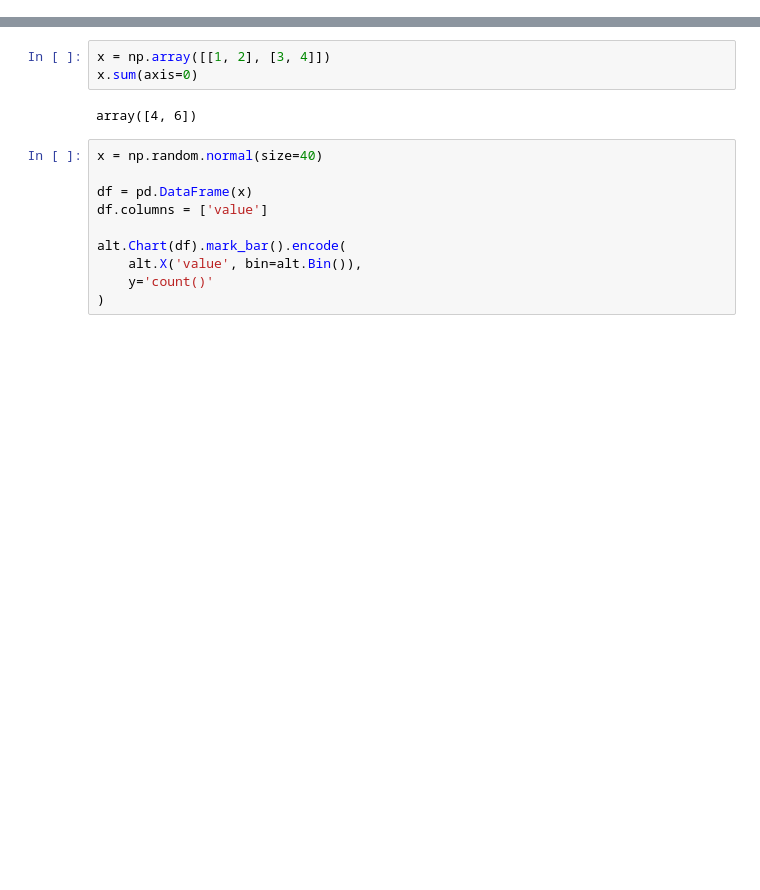
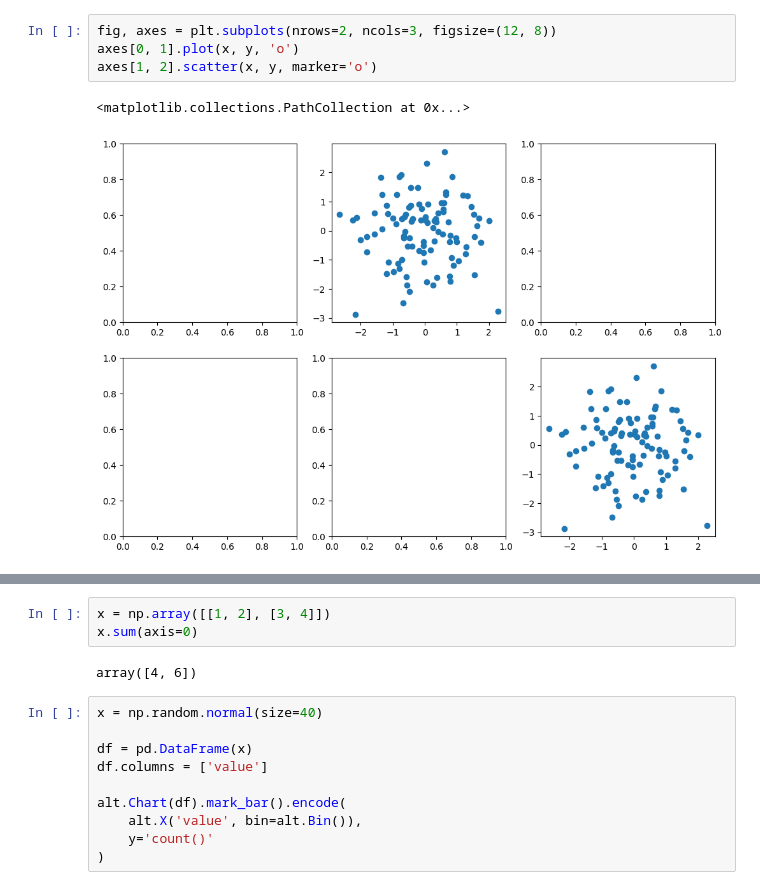
Before and after one commit to simon-a-schmitt/ISLP-Labs, a Jupyter notebook: Introduction.ipynb, the cells around one changed output, grey strips where cells are left out. Cells and saved outputs as stored; diff of their text form; blank space fills up the shorter version.

```diff
--- a/Introduction.ipynb
+++ b/Introduction.ipynb
@@ -4,0 +26,7 @@ import pandas as pd
+# %%
+fig, axes = plt.subplots(nrows=2, ncols=3, figsize=(12, 8))
+axes[0, 1].plot(x, y, 'o')
+axes[1, 2].scatter(x, y, marker='o')
+# %% [output]
+<matplotlib.collections.PathCollection at 0x...>
+[figure, added]
```
Also changed, not shown: parts of 5 cells of this notebook, 1 other file.
